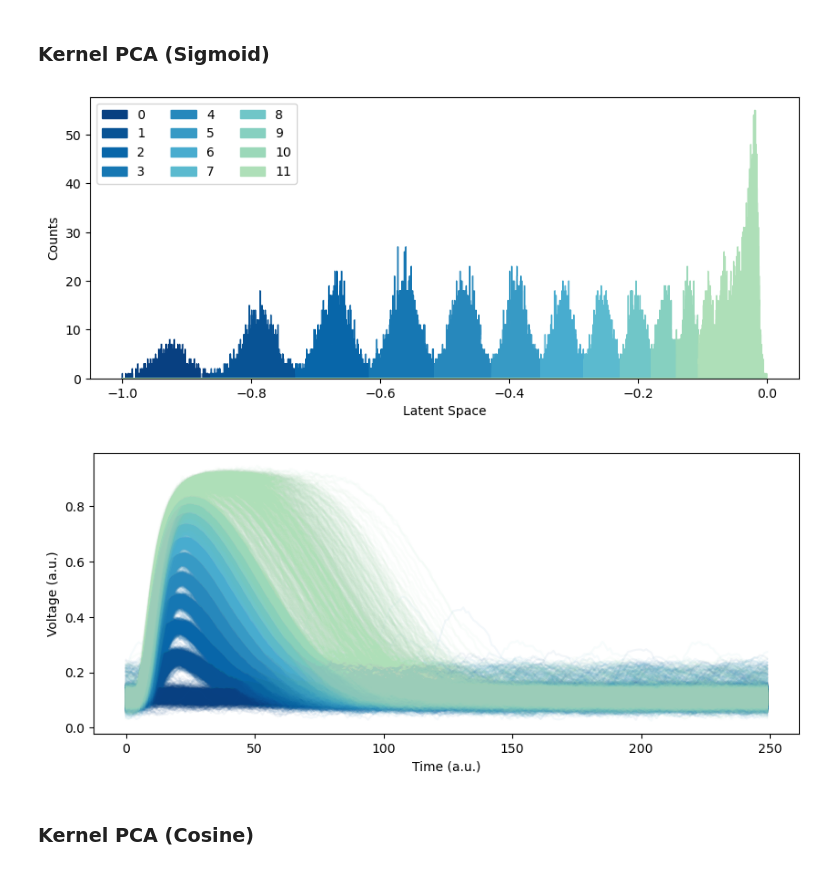
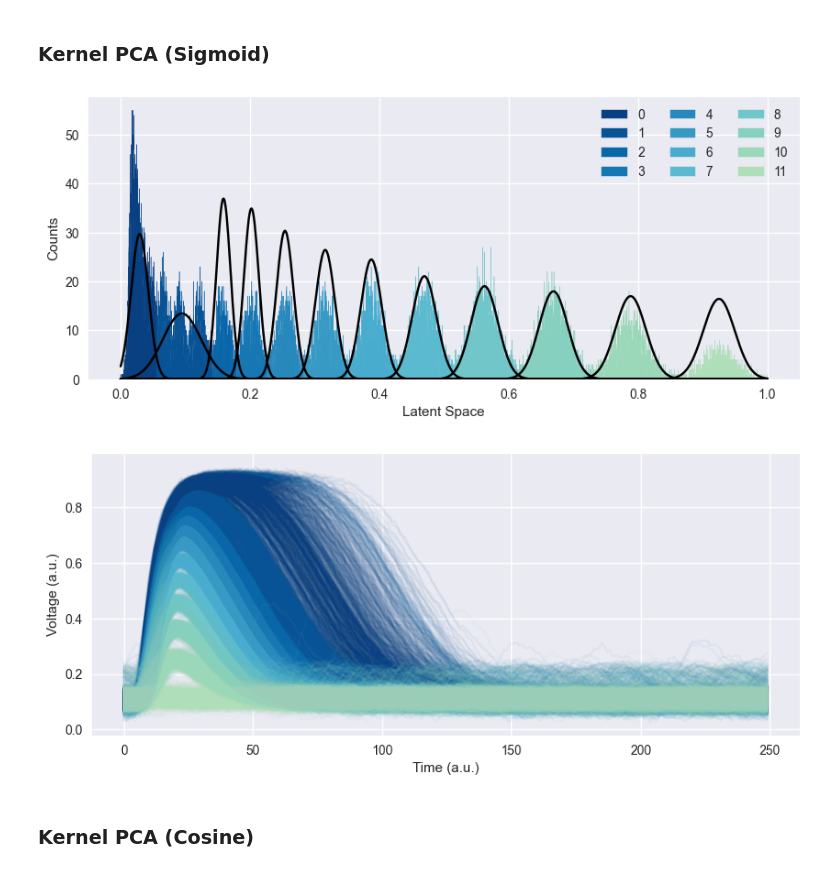
Before and after one commit to polyquantique/Photon-Number-Classification, a Jupyter notebook: src/Metrics.ipynb, the cells around one changed output. Drawn from its saved outputs; the diff is of its cells as text; code cells hidden in the pictures.

```diff
--- a/src/Metrics.ipynb
+++ b/src/Metrics.ipynb
@@ -96,13 +130,17 @@ kd.plot_traces(np.copy(X_test))
 # %%
 X_i_KPCA_S, X_r_KPCA_S, X_l_KPCA_S = dimension_reduction(np.copy(X_train),np.copy(X_test),KernelPCA,n_components=1,kernel="sigmoid",gamma=0.02, fit_inverse_transform=True)
 # %%
-kd = kernel_density(X_l_KPCA_S, bw=[0.01], flip=True)
+kd = density_gaussianMixture(X_l_KPCA_S,
+                                bw = [0.01],
+                                bins_plot = 5000,
+                                flip = False,
+                                skip = 0)
 #kd.plot_density()
 kd.plot_cluster()
 kd.plot_traces(np.copy(X_test))
 # %% [output]
-[figure, old version]
+[figure, new version]
-[figure, old version]
+[figure, new version]
 # %% [markdown]
 ### Kernel PCA (Cosine)
 # %%
```
Also changed, not shown: parts of 18 cells of this notebook, 43 other files.
